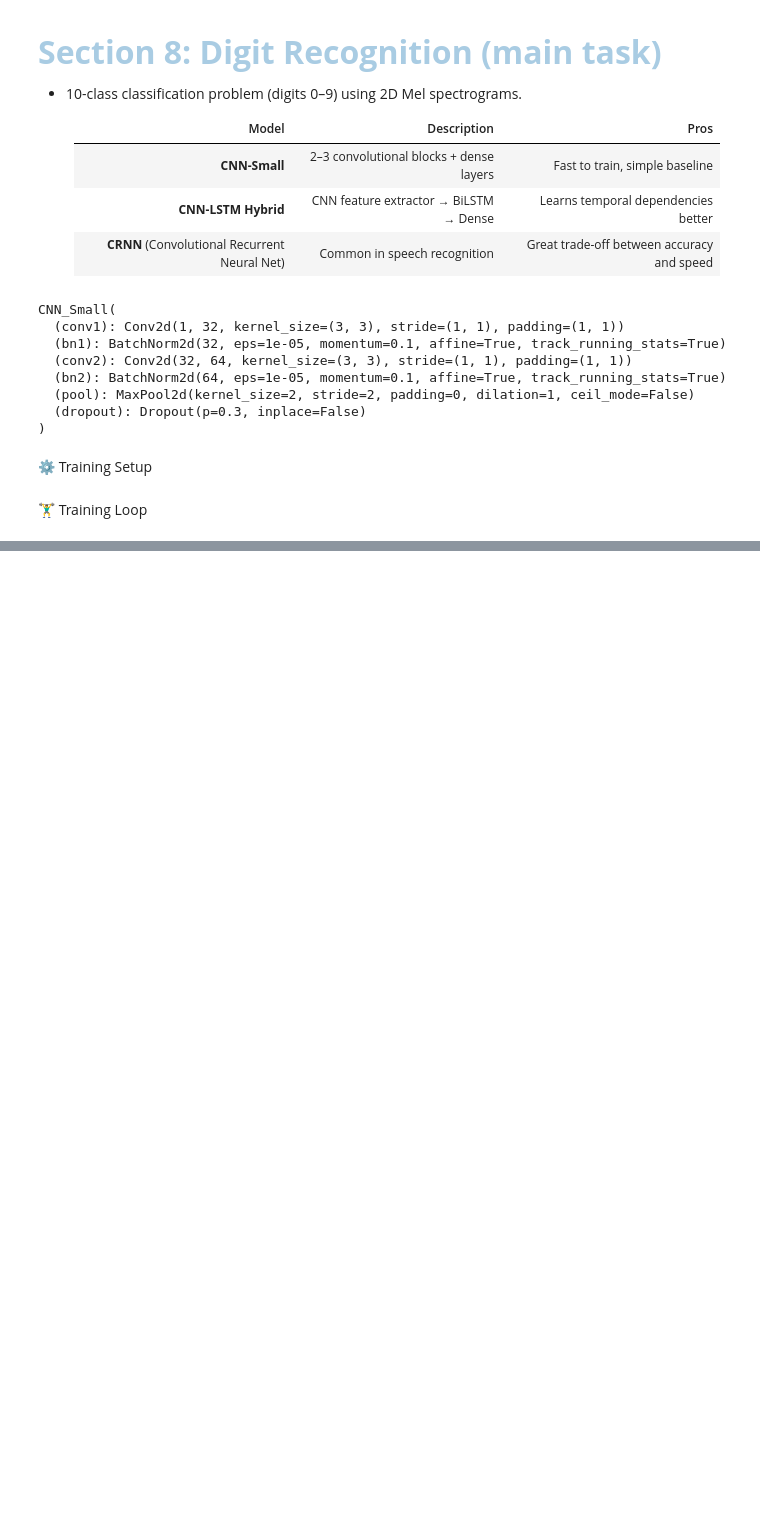
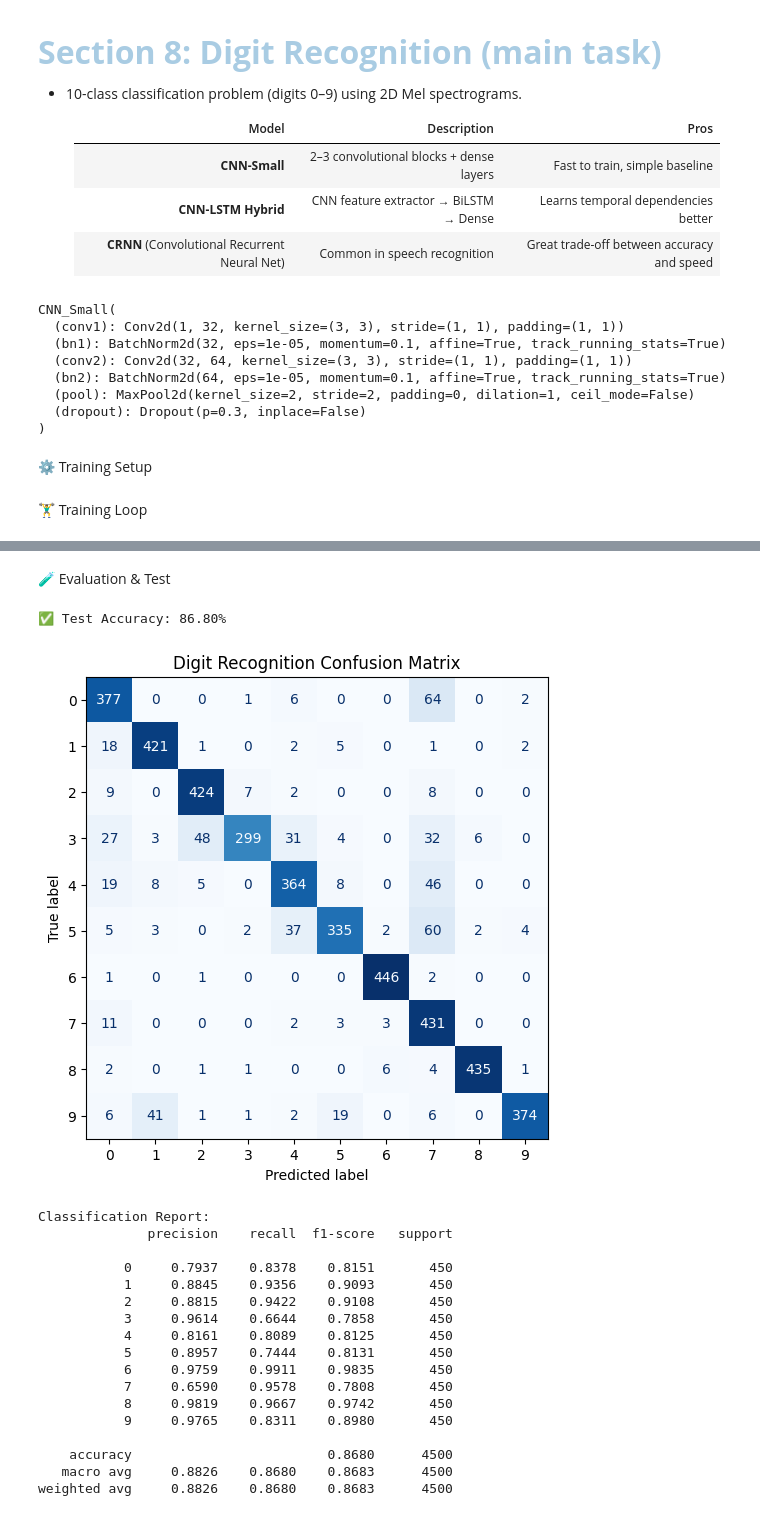
Before and after one commit to kasra-noorbakhsh/Audio-MNIST, a Jupyter notebook: audio-mnist.ipynb, the cells around one changed output, grey strips where cells are left out. Saved outputs shown, nothing was run; the diff lists cells and outputs as text; code cells hidden in the pictures; blank space fills up the shorter version.

Commit message:
Add, confusion matrix and evaluation part

```diff
--- a/audio-mnist.ipynb
+++ b/audio-mnist.ipynb
@@ -415 +416,57 @@ Epoch [15/15] - Train Loss: 2.3845, Val Loss: 2.3476, Val Acc: 10.51%
 ✅ Training complete.
+# %% [markdown]
+🧪 Evaluation & Test
+# %%
+def load_features(df):
+    feats = []
+    for path in df['feature_path']:
+        feat = np.load(path)
+        feats.append(feat)
+    return np.array(feats)
+
+X_test = load_features(test_df)
+Y_test = test_df['digit'].to_numpy()
+
+X_test_tensor = torch.tensor(X_test, dtype=torch.float32).unsqueeze(1)
+Y_test_tensor = torch.tensor(Y_test, dtype=torch.long)
+
+model.eval()
+with torch.no_grad():
+    X_test_tensor = X_test_tensor.to(device)
+    Y_test_tensor = Y_test_tensor.to(device)
+    outputs = model(X_test_tensor)
+    _, preds = torch.max(outputs, 1)
+    acc = (preds == Y_test_tensor).float().mean().item()
+
+print(f"✅ Test Accuracy: {acc * 100:.2f}%")
+
+cm = confusion_matrix(Y_test_tensor.cpu(), preds.cpu())
+disp = ConfusionMatrixDisplay(confusion_matrix=cm, display_labels=list(range(10)))
+
+fig, ax = plt.subplots(figsize=(6,6))
+disp.plot(ax=ax, cmap="Blues", colorbar=False)
+plt.title("Digit Recognition Confusion Matrix")
+plt.show()
+
+print("\nClassification Report:")
+print(classification_report(Y_test_tensor.cpu(), preds.cpu(), digits=4))
+# %% [output]
+✅ Test Accuracy: 86.80%
+[figure, added]
+Classification Report:
+              precision    recall  f1-score   support
+
+           0     0.7937    0.8378    0.8151       450
+           1     0.8845    0.9356    0.9093       450
+           2     0.8815    0.9422    0.9108       450
+           3     0.9614    0.6644    0.7858       450
+           4     0.8161    0.8089    0.8125       450
+           5     0.8957    0.7444    0.8131       450
+           6     0.9759    0.9911    0.9835       450
+           7     0.6590    0.9578    0.7808       450
+           8     0.9819    0.9667    0.9742       450
+           9     0.9765    0.8311    0.8980       450
+
+    accuracy                         0.8680      4500
+   macro avg     0.8826    0.8680    0.8683      4500
+weighted avg     0.8826    0.8680    0.8683      4500
```
Also changed, not shown: parts of 2 cells of this notebook.
